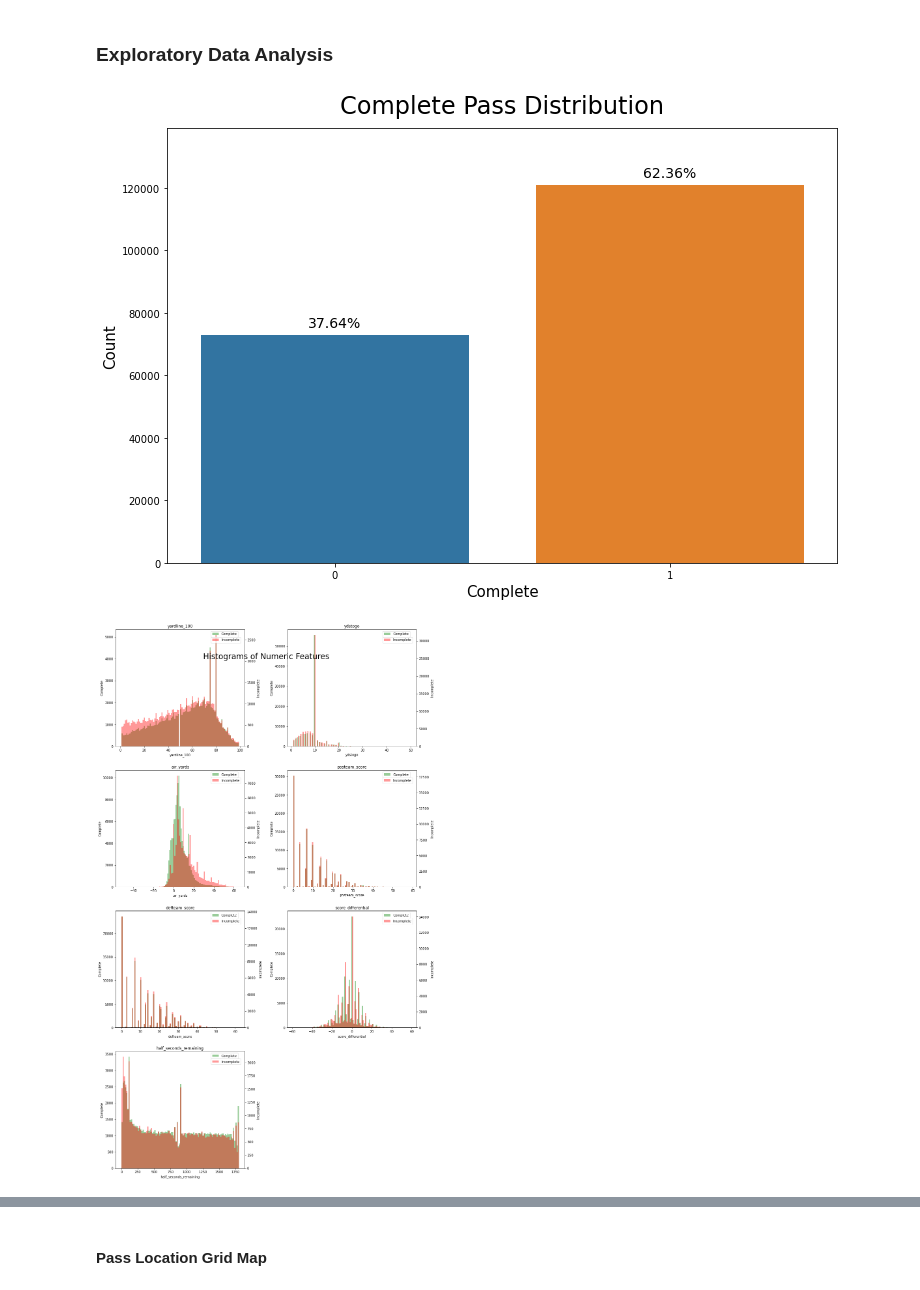
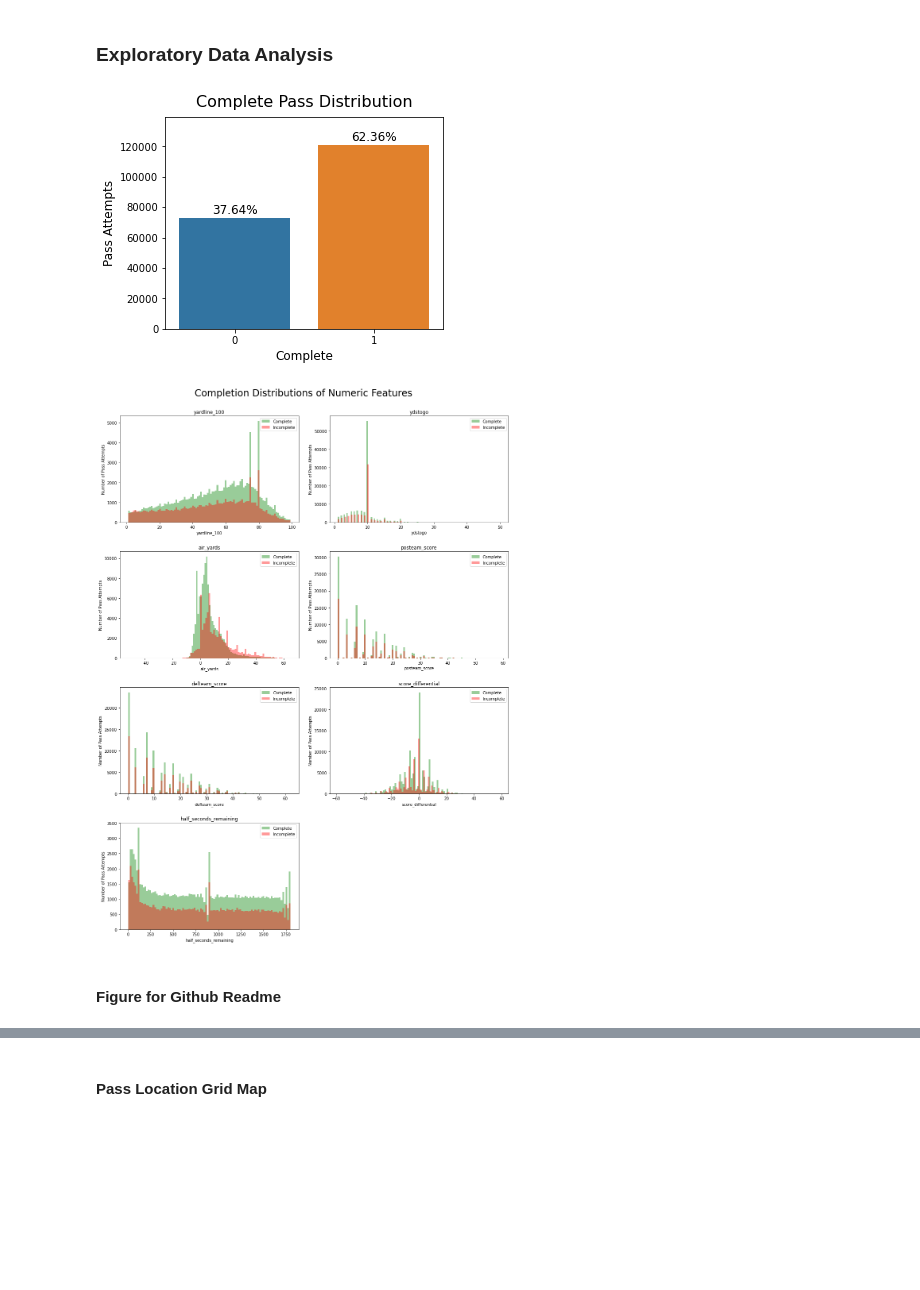
Before and after one commit to willmscaleb/Personal-Data-Projects, a Jupyter notebook: NFL Expected Fantasy Points/Completion Probability Model/cmp_prob_model.ipynb, the cells around one changed output, grey strips where cells are left out. Cells and saved outputs as stored; diff of their text form; code cells hidden in the pictures; blank space fills up the shorter version.

```diff
--- a/NFL Expected Fantasy Points/Completion Probability Model/cmp_prob_model.ipynb
+++ b/NFL Expected Fantasy Points/Completion Probability Model/cmp_prob_model.ipynb
@@ -71,7 +71,7 @@ def plt_add_percentages(df,plot):
         height = p.get_height()
         sizes.append(height)
         plot.text(p.get_x()+p.get_width()/2.,height + 2500,'{:1.2f}%'.format(height/total*100),
-                  ha="center", fontsize=14)
+                  ha="center", fontsize=12)
     plot.set_ylim(0, max(sizes) * 1.15) # set y limit based on highest heights
 
 #function for dropping collinear features based on a correlation coefficient threshold
@@ -245,22 +260,24 @@ rec.TimeRemHalf.replace({'4+m_OT':'OT','2-4m_OT':'OT','1-2m_OT':'OT','31-60s_OT'
 # %%
 #Before starting plots, change the data types of certain features to numeric
 intg = ['yardline_100','half_seconds_remaining','down','yards_gained','air_yards',
         'posteam_timeouts_remaining','defteam_timeouts_remaining','posteam_score',
         'defteam_score','score_differential','complete_pass','interception',
         'fumble_lost','fumble','yards_after_catch','touchdown']
 for i in intg:
     rec[i] = rec[i].astype(int)
 
 #plot the target variable distributions with percentages
-plt.figure(figsize=(12,8))
+plt.figure(figsize=(5,4))
 tgt = sns.countplot(x="complete_pass",data=rec)
 plt_add_percentages(rec,tgt)
-tgt.set_title("Complete Pass Distribution", y=1.02, fontsize = 24)
-tgt.set_xlabel("Complete", fontsize = 15)
-tgt.set_ylabel("Count", fontsize = 15)
+tgt.set_title("Complete Pass Distribution", y=1.02, fontsize = 16)
+tgt.set_xlabel("Complete", fontsize = 12)
+tgt.set_ylabel("Pass Attempts", fontsize = 12)
+plt.tight_layout(pad=1)
+plt.savefig('cmp_dist.png')
 plt.show()
 # %% [output]
-[figure, old version]
+[figure, new version]
 # %%
 #store selected features to plot by numeric and categorical
 cols_num = ['yardline_100', 'ydstogo', 'air_yards','posteam_score', 'defteam_score',
@@ -269,30 +286,27 @@ cols_cat = ['pass_location','game_half','posteam_type','NoHud_Shotgun','Dist',
             'time_rem','Score_Diff','PassDepth','shotgun','no_huddle','down',
             'Year','NoHud_Shotgun_Half','Down&Dist','PassLocDp','TimeRemHalf']
 
-#Plot histograms of for each numeric category showing both complete and incomplete
-#distributions (on separate axes)
-fig, axes = plt.subplots(4, 2, figsize=(15,25))
-fig.suptitle('Histograms of Numeric Features',y=1.0, fontsize = 24)
+#Plot histograms of for each numeric category showing both complete and incomplete distributions
+fig, axes = plt.subplots(4, 2, figsize=(15,20))
+fig.suptitle('Completion Distributions of Numeric Features',y=0.985, fontsize = 24)
 count = 0
 for i in range(0,4):
     for j in range(0,2):
         if count >= len(cols_num):
             break
         else:
-            sns.distplot(rec.loc[rec.complete_pass == 1][cols_num[count]],bins=100,
+            sns.distplot(rec.loc[rec.complete_pass == 1][cols_num[count]],bins=99,
                          kde=False,norm_hist=False,ax=axes[i,j],color="g")
-            ax2 = axes[i,j].twinx()
-            sns.distplot(rec.loc[rec.complete_pass == 0][cols_num[count]],bins=100,
-                         kde=False,norm_hist=False,ax=ax2,color="r")
-            #since there are 2 separate legends for each category, I manually positioned them to appear in order
-            axes[i,j].legend(labels=['Complete'],loc='upper left',bbox_to_anchor=(0.725,1.0))
-            ax2.legend(labels=['Incomplete'],loc='upper left', bbox_to_anchor=(0.725,0.95))
-            axes[i,j].set_ylabel('Complete')
-            ax2.set_ylabel('Incomplete')
+            sns.distplot(rec.loc[rec.complete_pass == 0][cols_num[count]],bins=99,
+                         kde=False,norm_hist=False,ax=axes[i,j],color="r")
+            axes[i,j].legend(labels=['Complete','Incomplete'])
+            axes[i,j].set_ylabel('Number of Pass Attempts')
             axes[i,j].set_title(cols_num[count])
             count+=1
 axes[-1, -1].axis('off')
 fig.tight_layout(pad=2.5)
 plt.show()
 # %% [output]
-[figure, old version]
+[figure, new version]
+# %% [markdown]
+#### Figure for Github Readme
```
Also changed, not shown: parts of 24 cells of this notebook.
